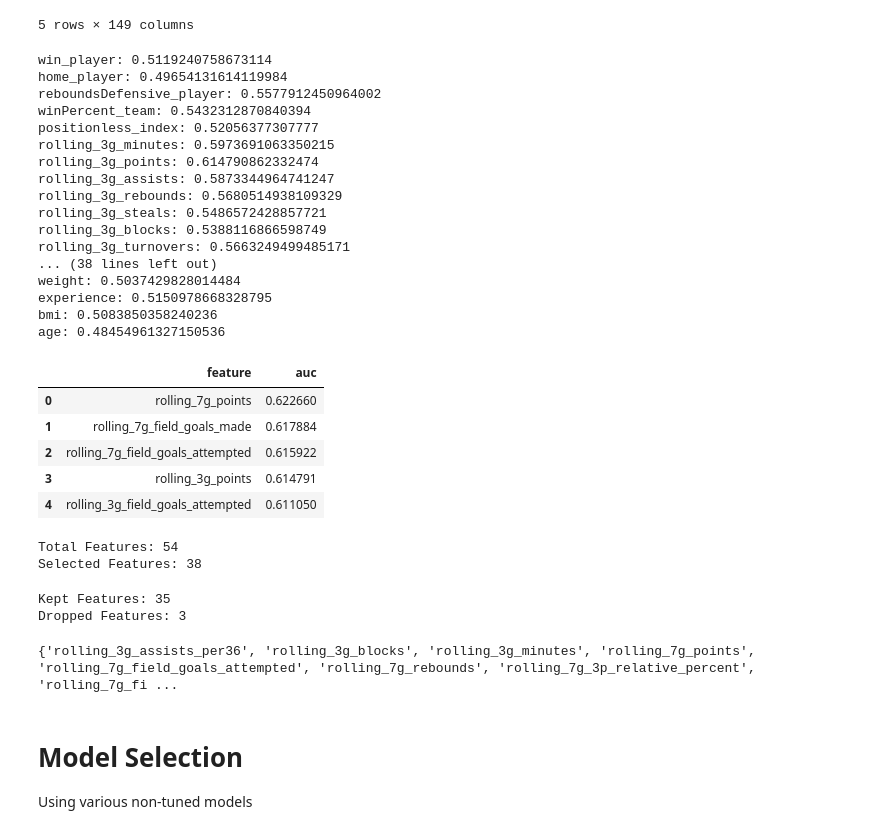
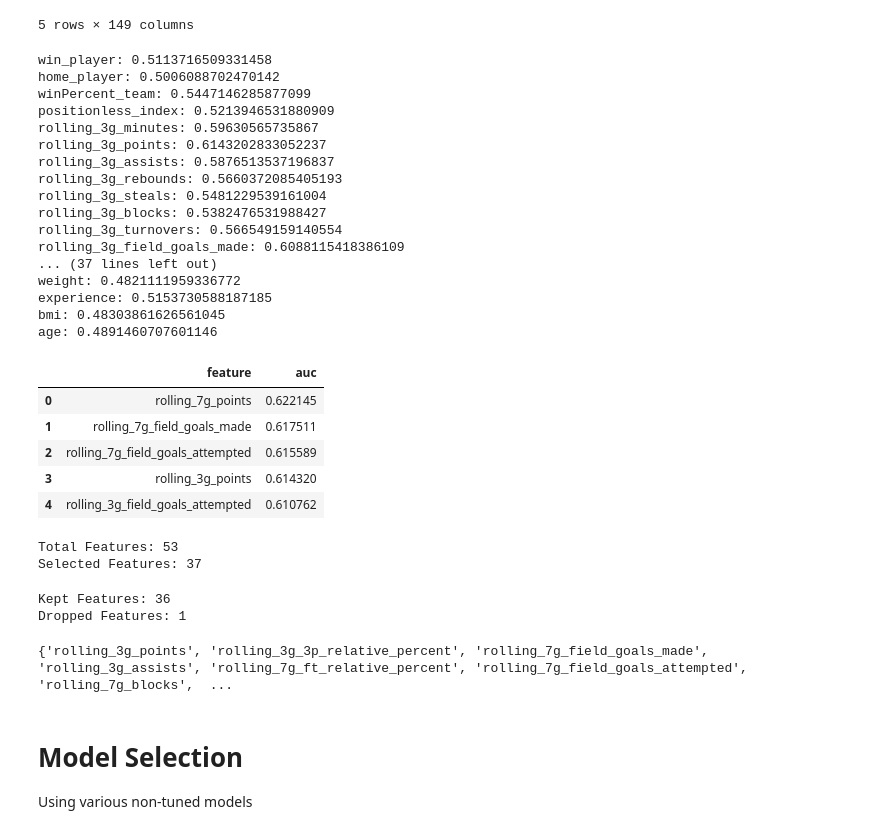
Before and after one commit to vedanttapiavala/positionless-NBA-analytics, a Jupyter notebook: code/014_injury_prediction.ipynb, the cells around one changed output. Cells and saved outputs as stored; diff of their text form; code cells hidden in the pictures.

Commit message:
Removing non-rolling stat from injury prediction

```diff
--- a/code/014_injury_prediction.ipynb
+++ b/code/014_injury_prediction.ipynb
@@ -83,56 +83,56 @@ drop_cols = ['season_x', 'numMinutes_player', 'points_player',
              'fieldGoalsMade_team', 'fieldGoalsPercentage_team',
              'threePointersAttempted_team', 'threePointersMade_team',
              'threePointersPercentage_team', 'freeThrowsAttempted_team',
              'freeThrowsMade_team', 'freeThrowsPercentage_team',
              'reboundsDefensive_team', 'reboundsOffensive_team',
              'reboundsTotal_team', 'foulsPersonal_team',
              'turnovers_team', 'plusMinusPoints_team', 'numMinutes_team',
              'benchPoints', 'pointsFastBreak', 'pointsFromTurnovers',
              'pointsInThePaint', 'pointsSecondChance', 'reboundsTeam',
              'turnoversTeam', 'pointDifferential', 'pointsPercent',
              'assistsPercent', 'stealsPercent', 'fieldGoalsAttemptedPercent',
              'fieldGoalsMadePercent', 'freeThrowsAttemptedPercent',
              'freeThrowsMadePercent', 'reboundsDefensivePercent',
              'reboundsOffensivePercent', 'reboundsTotalPercent',
              'foulsPersonalPercent', 'turnoversPercent', 'fgRelativePercent',
              '3pRelativePercent', 'ftRelativePercent', '3PA_rate',
-             'trueShooting', 'eFG', 'FTA_rate', 'USG', 'personId', 'gameId']
+             'trueShooting', 'eFG', 'FTA_rate', 'USG', 'personId', 'gameId', 'reboundsDefensive_player']
 
 features = X.select_dtypes(include=[np.number]).columns
 features = [f for f in features if f not in drop_cols]
 
 for f in features:
   auc = univariate_auc(f, X, y, groups)
   results.append((f, auc))
   print(f'{f}: {auc}')
 
 results.sort(key=lambda x: x[1], reverse=True)
 results_df = pd.DataFrame(results, columns=['feature', 'auc'])
 results_df.head()
 # %% [output]
-win_player: 0.5119240758673114
-home_player: 0.49654131614119984
-reboundsDefensive_player: 0.5577912450964002
-winPercent_team: 0.5432312870840394
-positionless_index: 0.52056377307777
-rolling_3g_minutes: 0.5973691063350215
-rolling_3g_points: 0.614790862332474
-rolling_3g_assists: 0.5873344964741247
-rolling_3g_rebounds: 0.5680514938109329
-rolling_3g_steals: 0.5486572428857721
-rolling_3g_blocks: 0.5388116866598749
-rolling_3g_turnovers: 0.5663249499485171
-... (38 lines left out)
-weight: 0.5037429828014484
-experience: 0.5150978668328795
-bmi: 0.5083850358240236
-age: 0.48454961327150536
+win_player: 0.5113716509331458
+home_player: 0.5006088702470142
+winPercent_team: 0.5447146285877099
+positionless_index: 0.5213946531880909
+rolling_3g_minutes: 0.59630565735867
+rolling_3g_points: 0.6143202833052237
+rolling_3g_assists: 0.5876513537196837
+rolling_3g_rebounds: 0.5660372085405193
+rolling_3g_steals: 0.5481229539161004
+rolling_3g_blocks: 0.5382476531988427
+rolling_3g_turnovers: 0.566549159140554
+rolling_3g_field_goals_made: 0.6088115418386109
+... (37 lines left out)
+weight: 0.4821111959336772
+experience: 0.5153730588187185
+bmi: 0.48303861626561045
+age: 0.4891460707601146
 |  | feature | auc |
-| 0 | rolling_7g_points | 0.622660 |
-| 1 | rolling_7g_field_goals_made | 0.617884 |
-| 2 | rolling_7g_field_goals_attempted | 0.615922 |
-| 3 | rolling_3g_points | 0.614791 |
-| 4 | rolling_3g_field_goals_attempted | 0.611050 |
+| 0 | rolling_7g_points | 0.622145 |
+| 1 | rolling_7g_field_goals_made | 0.617511 |
+| 2 | rolling_7g_field_goals_attempted | 0.615589 |
+| 3 | rolling_3g_points | 0.614320 |
+| 4 | rolling_3g_field_goals_attempted | 0.610762 |
 # %%
 threshold = 0.52
 
@@ -143,8 +143,8 @@ selected_features = results_df[
 print(f'Total Features: {len(features)}')
 print(f'Selected Features: {len(selected_features)}')
 # %% [output]
-Total Features: 54
-Selected Features: 38
+Total Features: 53
+Selected Features: 37
 # %%
 from utils import prune_redundant_features
 
@@ -152,12 +152,12 @@ kept_features, drop_cols = prune_redundant_features(X[selected_features['feature
 print(f'Kept Features: {len(kept_features)}')
 print(f'Dropped Features: {len(drop_cols)}')
 # %% [output]
-Kept Features: 35
-Dropped Features: 3
+Kept Features: 36
+Dropped Features: 1
 # %%
 print(kept_features)
 # %% [output]
-{'rolling_3g_assists_per36', 'rolling_3g_blocks', 'rolling_3g_minutes', 'rolling_7g_points', 'rolling_7g_field_goals_attempted', 'rolling_7g_rebounds', 'rolling_7g_3p_relative_percent', 'rolling_7g_fi ...
+{'rolling_3g_points', 'rolling_3g_3p_relative_percent', 'rolling_7g_field_goals_made', 'rolling_3g_assists', 'rolling_7g_ft_relative_percent', 'rolling_7g_field_goals_attempted', 'rolling_7g_blocks',  ...
 # %% [markdown]
 # Model Selection
 Using various non-tuned models
```
Also changed, not shown: parts of 2 cells of this notebook.
